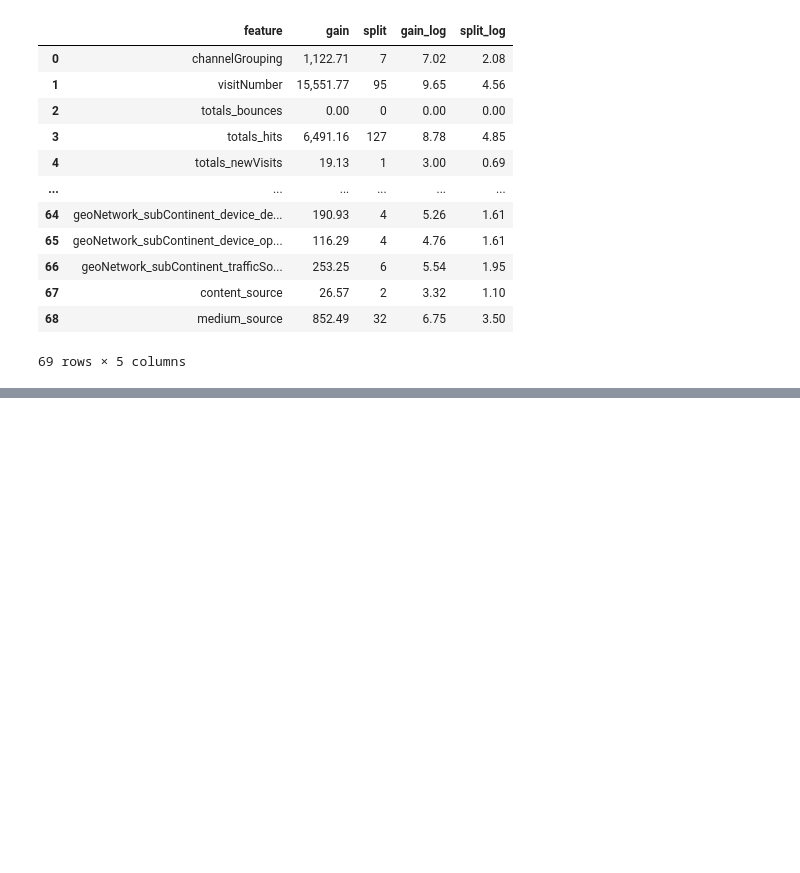
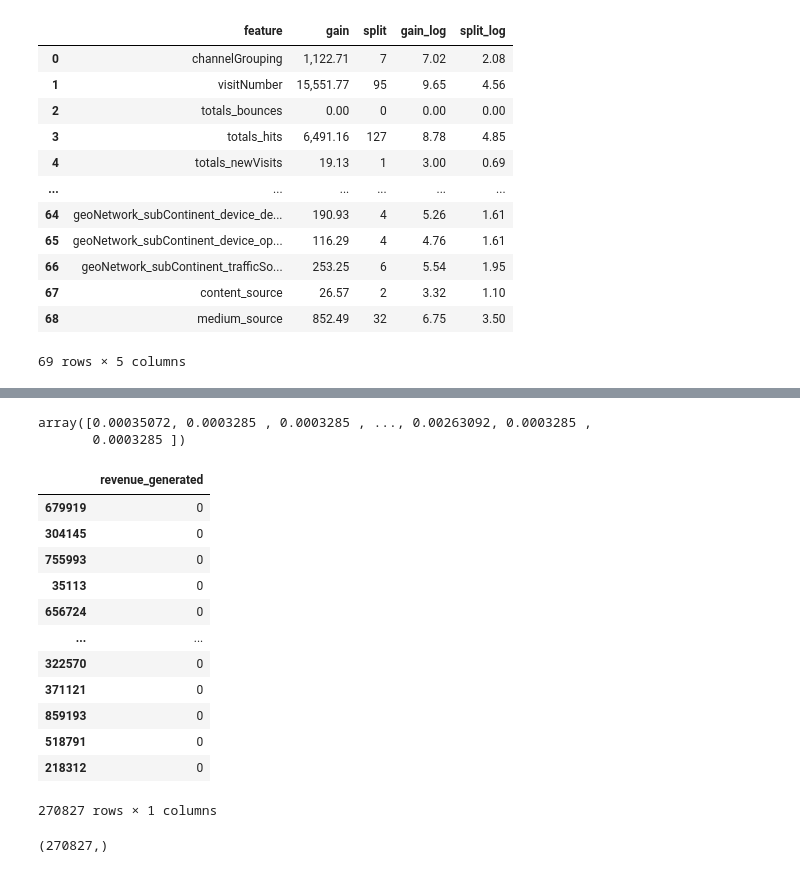
Before and after one commit to slawa-loev/GA_revenue_analytics, a Jupyter notebook: train.ipynb, the cells around one changed output, grey strips where cells are left out. Saved outputs shown, nothing was run; the diff lists cells and outputs as text; code cells hidden in the pictures; blank space fills up the shorter version.

```diff
--- a/train.ipynb
+++ b/train.ipynb
@@ -328,0 +483,25 @@ def objective(trial):
+# %%
+test_pred_proba[:,1]
+# %% [output]
+array([0.00035072, 0.0003285 , 0.0003285 , ..., 0.00263092, 0.0003285 ,
+       0.0003285 ])
+# %%
+y_test
+# %% [output]
+|  | revenue_generated |
+| 679919 | 0 |
+| 304145 | 0 |
+| 755993 | 0 |
+| 35113 | 0 |
+| 656724 | 0 |
+| ... | ... |
+| 322570 | 0 |
+| 371121 | 0 |
+| 859193 | 0 |
+| 518791 | 0 |
+| 218312 | 0 |
+270827 rows × 1 columns
+# %%
+y_test.to_numpy().ravel().shape
+# %% [output]
+(270827,)
```
Also changed, not shown: parts of 67 cells of this notebook, 1 other file.
